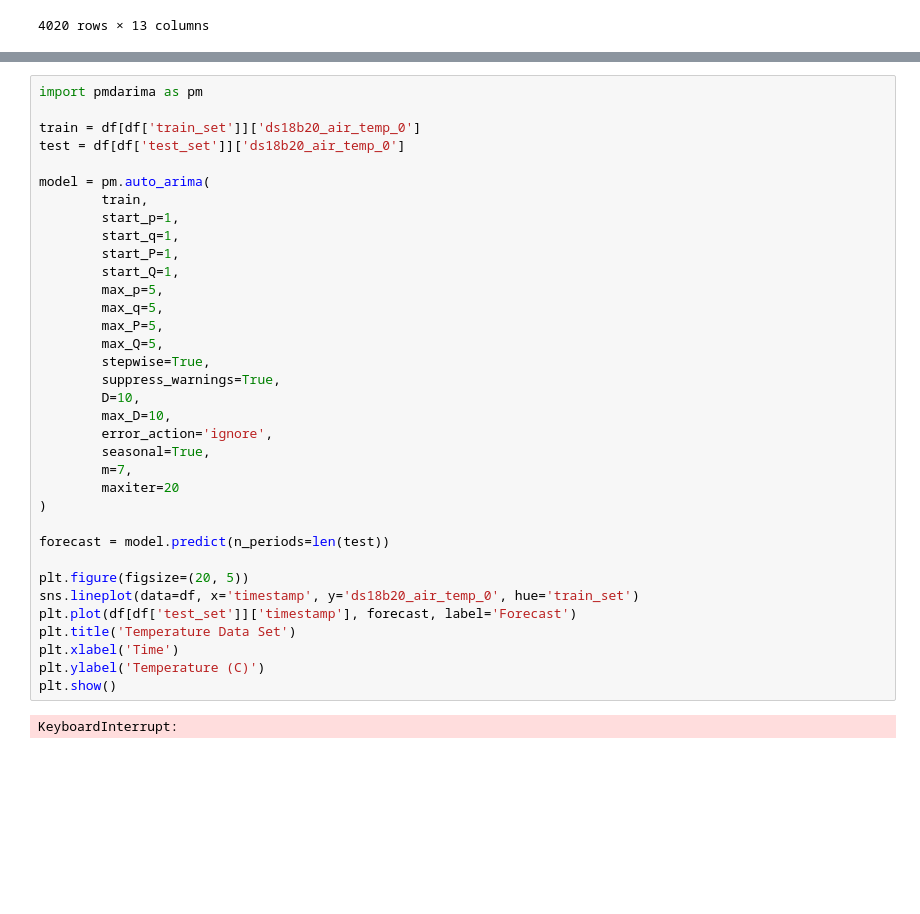
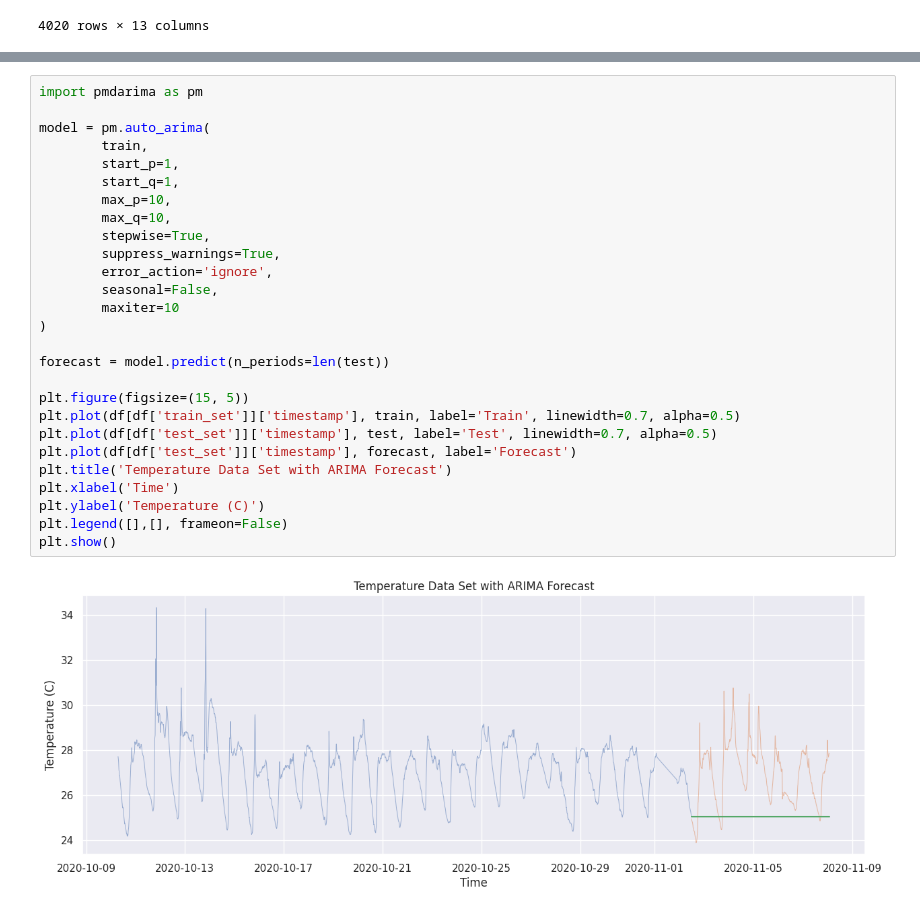
Before and after one commit to jackmead515/jackmead515.github.io, a Jupyter notebook: _blogs/auto_farm_time_series/auto_farm_time_series.ipynb, the cells around one changed output, grey strips where cells are left out. Cells and saved outputs as stored; diff of their text form; blank space fills up the shorter version.

```diff
--- a/_blogs/auto_farm_time_series/auto_farm_time_series.ipynb
+++ b/_blogs/auto_farm_time_series/auto_farm_time_series.ipynb
@@ -66,37 +90,29 @@ Even though it's quite simple, it can be intimidating at first. There are many p
 # %%
 import pmdarima as pm
-
-train = df[df['train_set']]['ds18b20_air_temp_0']
-test = df[df['test_set']]['ds18b20_air_temp_0']
 
 model = pm.auto_arima(
         train,
         start_p=1,
         start_q=1,
-        start_P=1,
-        start_Q=1,
-        max_p=5,
-        max_q=5,
-        max_P=5,
-        max_Q=5,
+        max_p=10,
+        max_q=10,
         stepwise=True,
         suppress_warnings=True,
-        D=10,
-        max_D=10,
         error_action='ignore',
-        seasonal=True,
-        m=7,
-        maxiter=20
+        seasonal=False,
+        maxiter=10
 )
 
 forecast = model.predict(n_periods=len(test))
 
-plt.figure(figsize=(20, 5))
-sns.lineplot(data=df, x='timestamp', y='ds18b20_air_temp_0', hue='train_set')
+plt.figure(figsize=(15, 5))
+plt.plot(df[df['train_set']]['timestamp'], train, label='Train', linewidth=0.7, alpha=0.5)
+plt.plot(df[df['test_set']]['timestamp'], test, label='Test', linewidth=0.7, alpha=0.5)
 plt.plot(df[df['test_set']]['timestamp'], forecast, label='Forecast')
-plt.title('Temperature Data Set')
+plt.title('Temperature Data Set with ARIMA Forecast')
 plt.xlabel('Time')
 plt.ylabel('Temperature (C)')
+plt.legend([],[], frameon=False)
 plt.show()
 # %% [output]
-KeyboardInterrupt:
+[figure, added]
```
Also changed, not shown: parts of 24 cells of this notebook, 3 other files.
